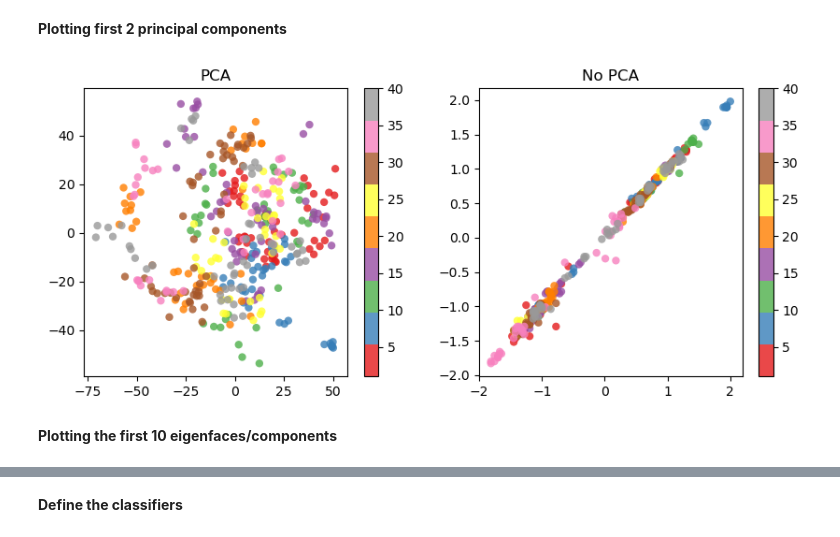
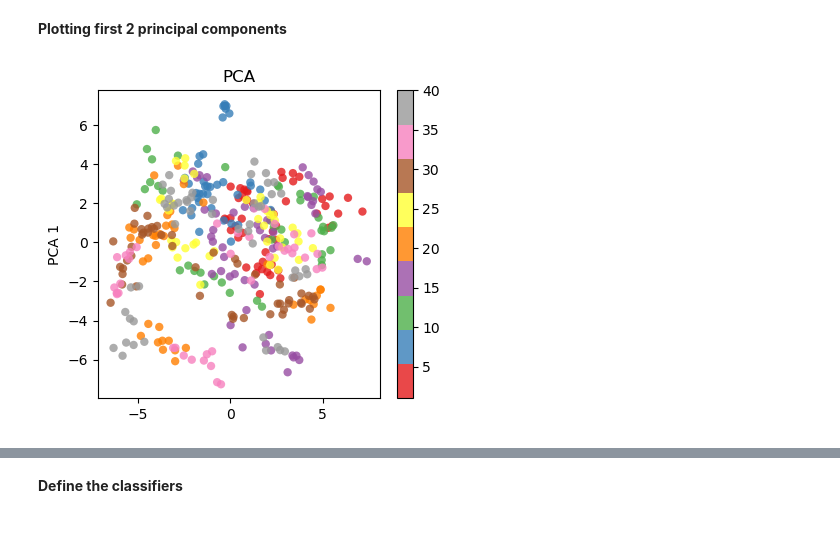
Before and after one commit to DaNa-cpu/Computational-Intelligence-1, a Jupyter notebook: Project.ipynb, the cells around one changed output, grey strips where cells are left out. Cells and saved outputs as stored; diff of their text form; code cells hidden in the pictures.

```diff
--- a/Project.ipynb
+++ b/Project.ipynb
@@ -29,12 +30,11 @@ for cls, person_folder in enumerate(sorted(os.listdir(orl_path))):
         if file_name.lower().endswith(('.bmp')):
             image_path = os.path.join(person_folder_path, file_name)
 
-            image = Image.open(image_path).convert("L").resize((64,64))
+            image = Image.open(image_path).convert("L").resize((46,56))
             image_array = np.array(image).flatten()
             img.append(image_array)
             labels.append(cls)
 
 X = np.array(img, dtype=np.float32)
 y = np.array(labels)
-X_norm = X / 255.0
 # %% [markdown]
@@ -69,22 +108,19 @@ plt.show()
 # %% [markdown]
 <b>Plotting first 2 principal components
 # %%
-X_embedded = pca.transform(X_std)
+pca_embd = PCA(n_components=2).fit(X_norm)
+X_embedded = pca_embd.transform(X_norm)
 
 plt.figure(figsize=(10,4))
-plt.subplot(1,2,1)
+
+plt.subplot(1,2,2)
 plt.scatter(X_embedded[:,0], X_embedded[:,1], c=y, edgecolor="none", alpha=0.8, cmap=plt.colormaps["Set1"])
+plt.ylabel("PCA 2")
+plt.ylabel("PCA 1")
 plt.title("PCA")
+
 plt.colorbar()
 
-plt.subplot(1,2,2)
-plt.scatter(X_std[:,0], X_std[:,1], c=y, edgecolor="none", alpha=0.8, cmap=plt.colormaps["Set1"])
-plt.title("No PCA")
-plt.colorbar()
-
-
 plt.show()
 # %% [output]
-[figure, old version]
+[figure, new version]
-# %% [markdown]
-<b>Plotting the first 10 eigenfaces/components
```
Also changed, not shown: parts of 22 cells of this notebook.
